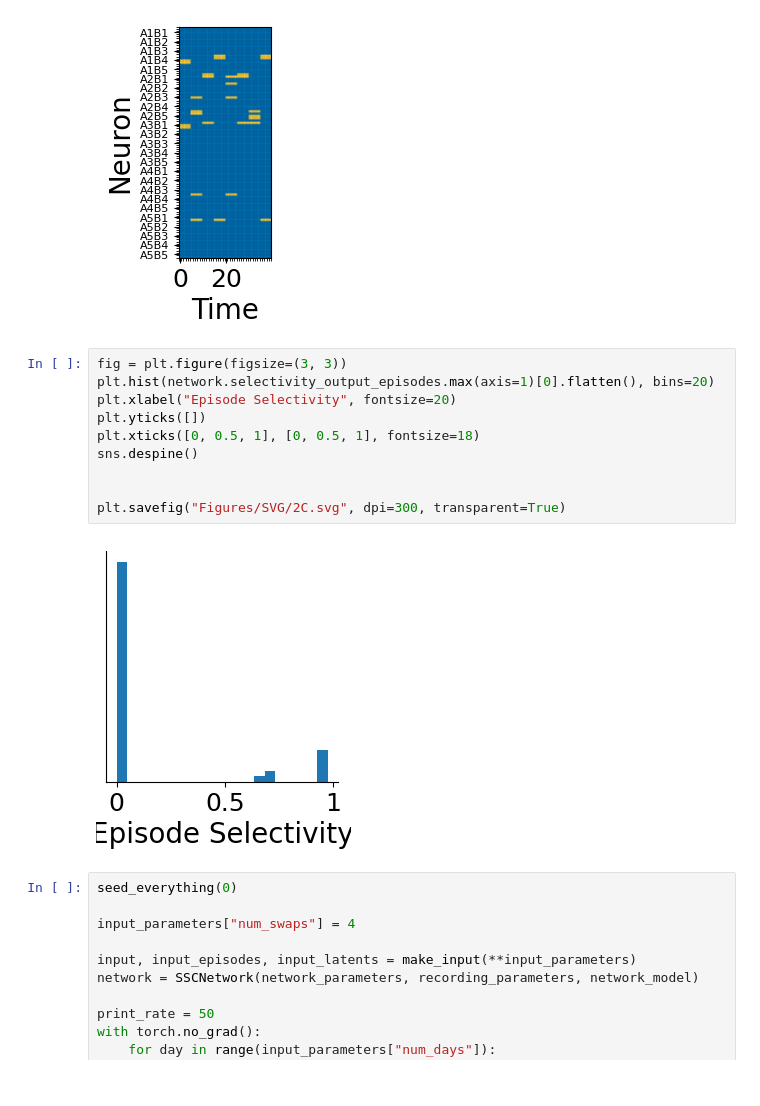
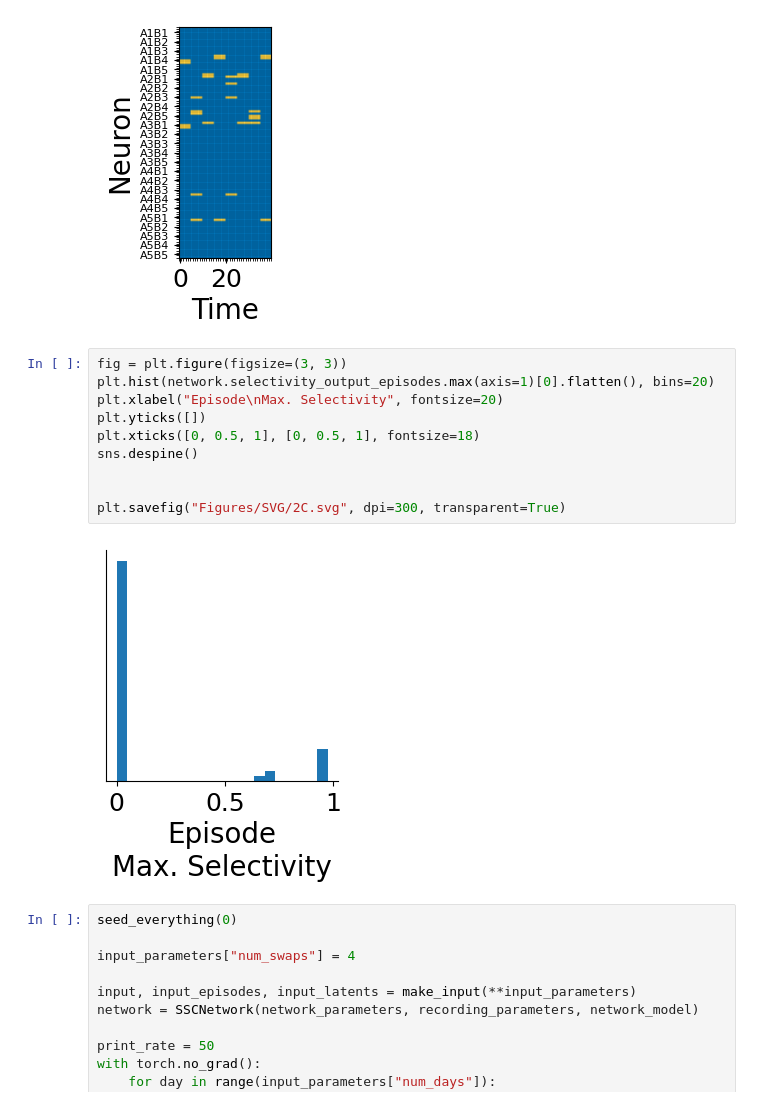
Before and after one commit to albesagonzalez/homeostatic-binary-networks, a Jupyter notebook: Figure_2.ipynb, the cells around one changed output. Cells and saved outputs as stored; diff of their text form.

```diff
--- a/Figure_2.ipynb
+++ b/Figure_2.ipynb
@@ -243,15 +243,15 @@ plt.savefig("Figures/SVG/2B4.svg", dpi=300, transparent=True)
 # %%
 fig = plt.figure(figsize=(3, 3))
 plt.hist(network.selectivity_output_episodes.max(axis=1)[0].flatten(), bins=20)
-plt.xlabel("Episode Selectivity", fontsize=20)
+plt.xlabel("Episode\nMax. Selectivity", fontsize=20)
 plt.yticks([])
 plt.xticks([0, 0.5, 1], [0, 0.5, 1], fontsize=18)
 sns.despine()
 
 
 plt.savefig("Figures/SVG/2C.svg", dpi=300, transparent=True)
 # %% [output]
-[figure, old version]
+[figure, new version]
 # %%
 seed_everything(0)
 
```
Also changed, not shown: parts of 4 cells of this notebook, 58 other files.
